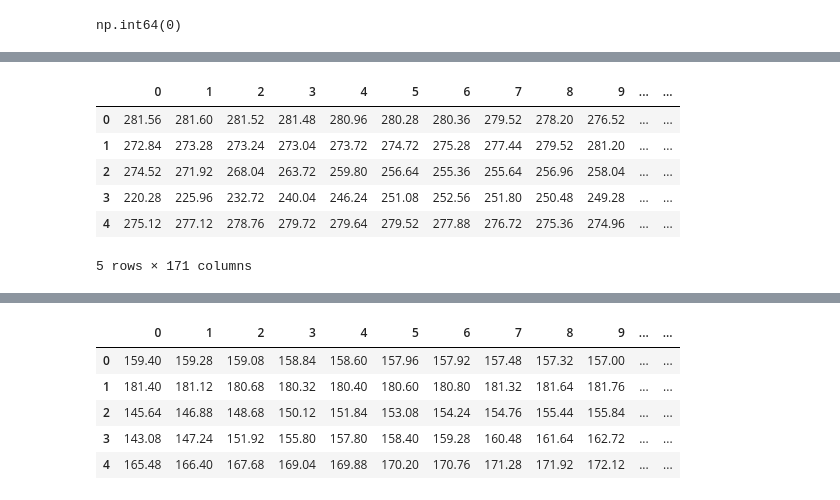
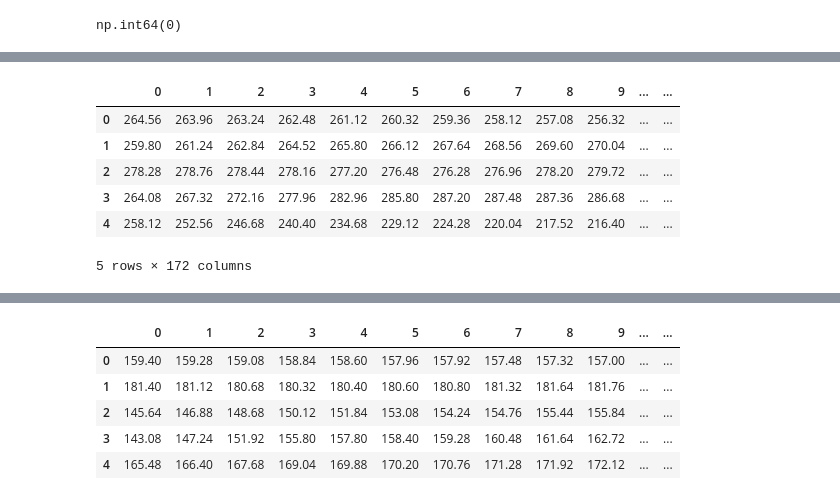
Before and after one commit to xuyfe/eigenjumps, a Jupyter notebook: svd_dummy.ipynb, the cells around one changed output, grey strips where cells are left out. Cells and saved outputs as stored; diff of their text form; code cells hidden in the pictures.

```diff
--- a/svd_dummy.ipynb
+++ b/svd_dummy.ipynb
@@ -122,13 +104,15 @@ connor
-# %%
-# clean connor
-connor.columns = list(range(len(connor.columns)))
-connor["label"] = "Connor"
-connor.head()
-# %% [output]
-|  | 0 | 1 | 2 | 3 | 4 | 5 | 6 | 7 | 8 | 9 | ... | ... |
-| 0 | 281.56 | 281.60 | 281.52 | 281.48 | 280.96 | 280.28 | 280.36 | 279.52 | 278.20 | 276.52 | ... | ... |
-| 1 | 272.84 | 273.28 | 273.24 | 273.04 | 273.72 | 274.72 | 275.28 | 277.44 | 279.52 | 281.20 | ... | ... |
-| 2 | 274.52 | 271.92 | 268.04 | 263.72 | 259.80 | 256.64 | 255.36 | 255.64 | 256.96 | 258.04 | ... | ... |
-| 3 | 220.28 | 225.96 | 232.72 | 240.04 | 246.24 | 251.08 | 252.56 | 251.80 | 250.48 | 249.28 | ... | ... |
-| 4 | 275.12 | 277.12 | 278.76 | 279.72 | 279.64 | 279.52 | 277.88 | 276.72 | 275.36 | 274.96 | ... | ... |
-5 rows × 171 columns
+# %%
+matthew = pd.read_csv("Math_232_Data/data/MatthewRiley_filtered.csv")
+matthew = matthew.iloc[:, 1:171]
+# matthew = matthew.drop(index=[1, 7, 8, 9, 10]) # remove weird jumps
+matthew.columns = list(range(len(matthew.columns)))
+matthew["label"] = "Matthew"
+matthew.head()
+# %% [output]
+|  | 0 | 1 | 2 | 3 | 4 | 5 | 6 | 7 | 8 | 9 | ... | ... |
+| 0 | 264.56 | 263.96 | 263.24 | 262.48 | 261.12 | 260.32 | 259.36 | 258.12 | 257.08 | 256.32 | ... | ... |
+| 1 | 259.80 | 261.24 | 262.84 | 264.52 | 265.80 | 266.12 | 267.64 | 268.56 | 269.60 | 270.04 | ... | ... |
+| 2 | 278.28 | 278.76 | 278.44 | 278.16 | 277.20 | 276.48 | 276.28 | 276.96 | 278.20 | 279.72 | ... | ... |
+| 3 | 264.08 | 267.32 | 272.16 | 277.96 | 282.96 | 285.80 | 287.20 | 287.48 | 287.36 | 286.68 | ... | ... |
+| 4 | 258.12 | 252.56 | 246.68 | 240.40 | 234.68 | 229.12 | 224.28 | 220.04 | 217.52 | 216.40 | ... | ... |
+5 rows × 172 columns
```
Also changed, not shown: parts of 20 cells of this notebook.
